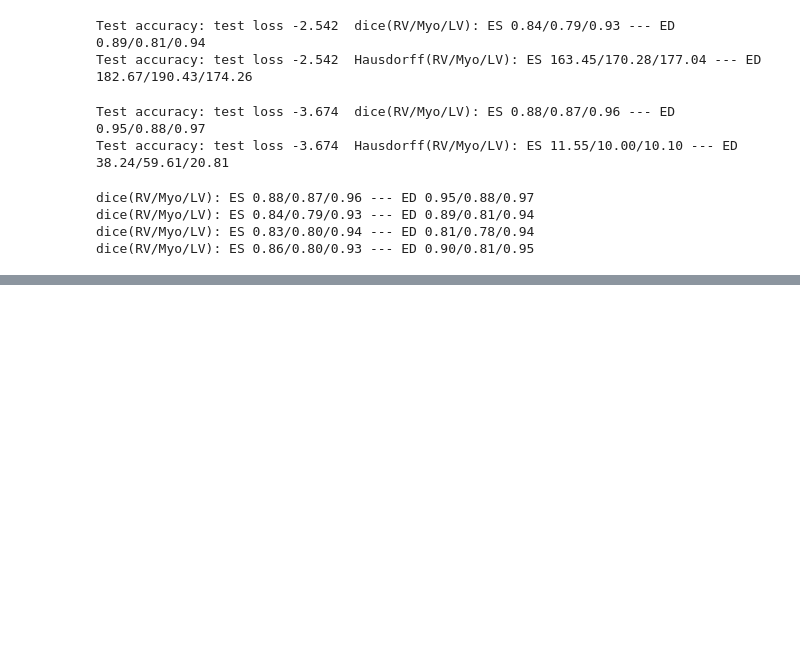
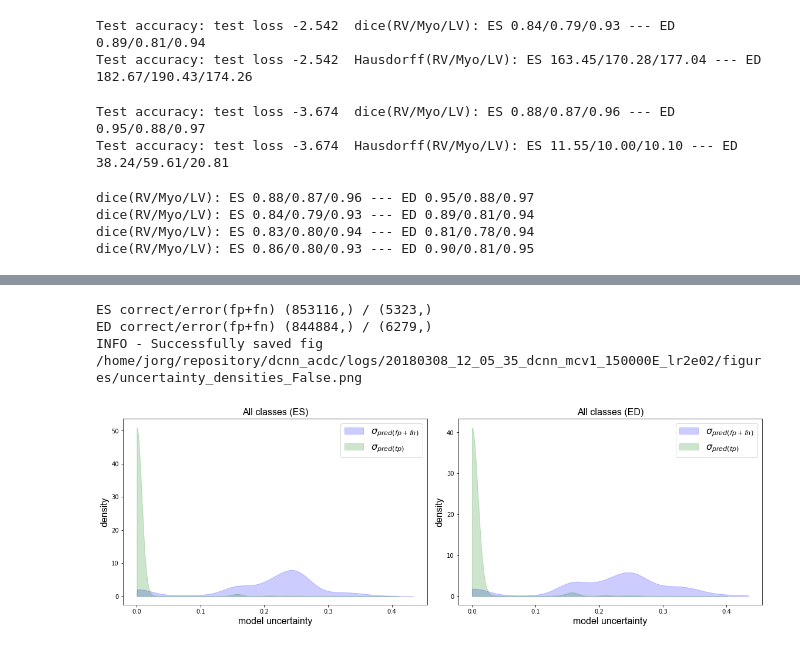
Before and after one commit to toologicbv/dcnn_acdc, a Jupyter notebook: notebooks/test_ensembles.ipynb, the cells around one changed output, grey strips where cells are left out. Cells and saved outputs as stored; diff of their text form; code cells hidden in the pictures; blank space fills up the shorter version.

```diff
--- a/notebooks/test_ensembles.ipynb
+++ b/notebooks/test_ensembles.ipynb
@@ -293,0 +185,9 @@ ED correct/error(fp+fn) (798804,) / (9806,)
+# %%
+# info_type="uncertainty"  or probabilities
+exper_hdl_mc.test_results.visualize_uncertainty_stats(image_num=0, width=16, height=10, info_type="uncertainty",
+                                                     do_save=True)
+# %% [output]
+ES correct/error(fp+fn) (853116,) / (5323,)
+ED correct/error(fp+fn) (844884,) / (6279,)
+INFO - Successfully saved fig /home/jorg/repository/dcnn_acdc/logs/20180308_12_05_35_dcnn_mcv1_150000E_lr2e02/figures/uncertainty_densities_False.png
+[figure, added]
```
Also changed, not shown: parts of 13 cells of this notebook, 4 other files.
